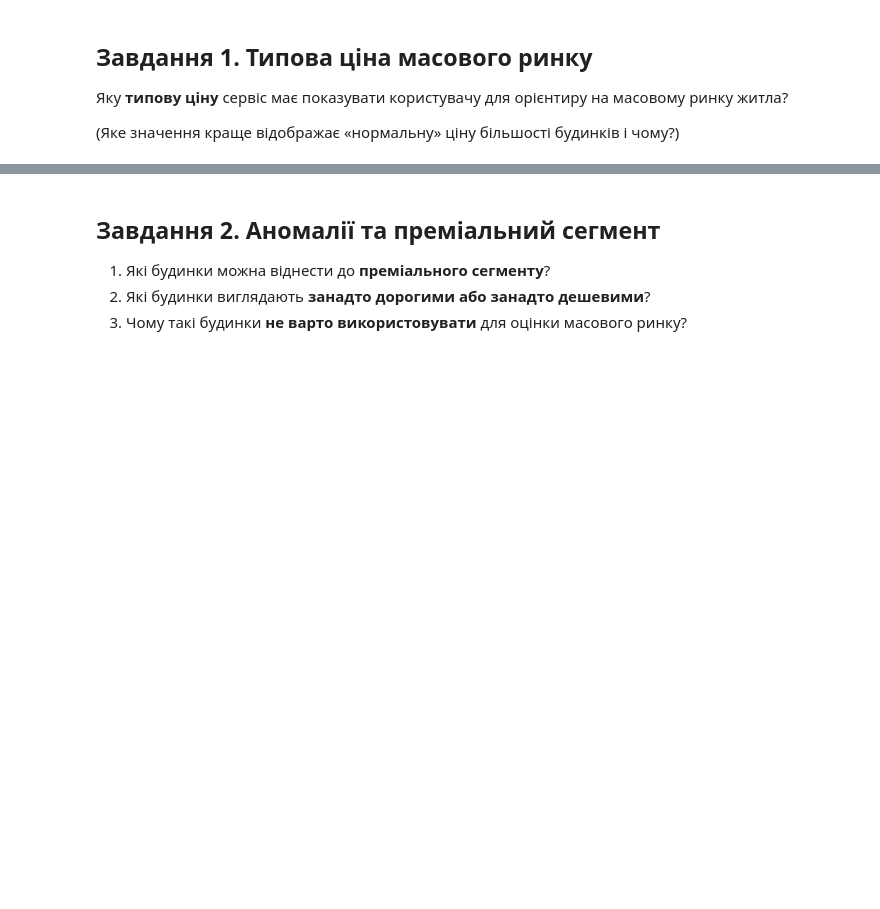
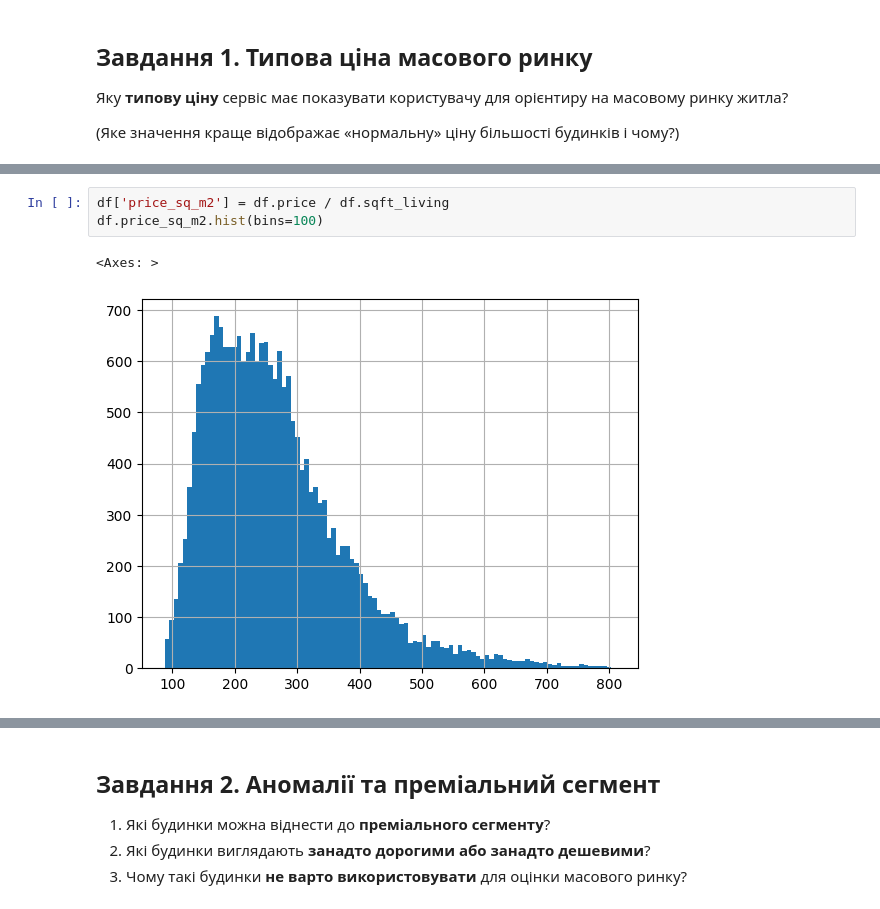
Before and after one commit to cpython-projects/python_da_17_03_26, a Jupyter notebook: lesson_14_hw.ipynb, the cells around one changed output, grey strips where cells are left out. Saved outputs shown, nothing was run; the diff lists cells and outputs as text; blank space fills up the shorter version.

```diff
--- a/lesson_14_hw.ipynb
+++ b/lesson_14_hw.ipynb
@@ -19,0 +68,6 @@
+# %%
+df['price_sq_m2'] = df.price / df.sqft_living
+df.price_sq_m2.hist(bins=100)
+# %% [output]
+<Axes: >
+[figure, added]
```
Also changed, not shown: parts of 18 cells of this notebook.
